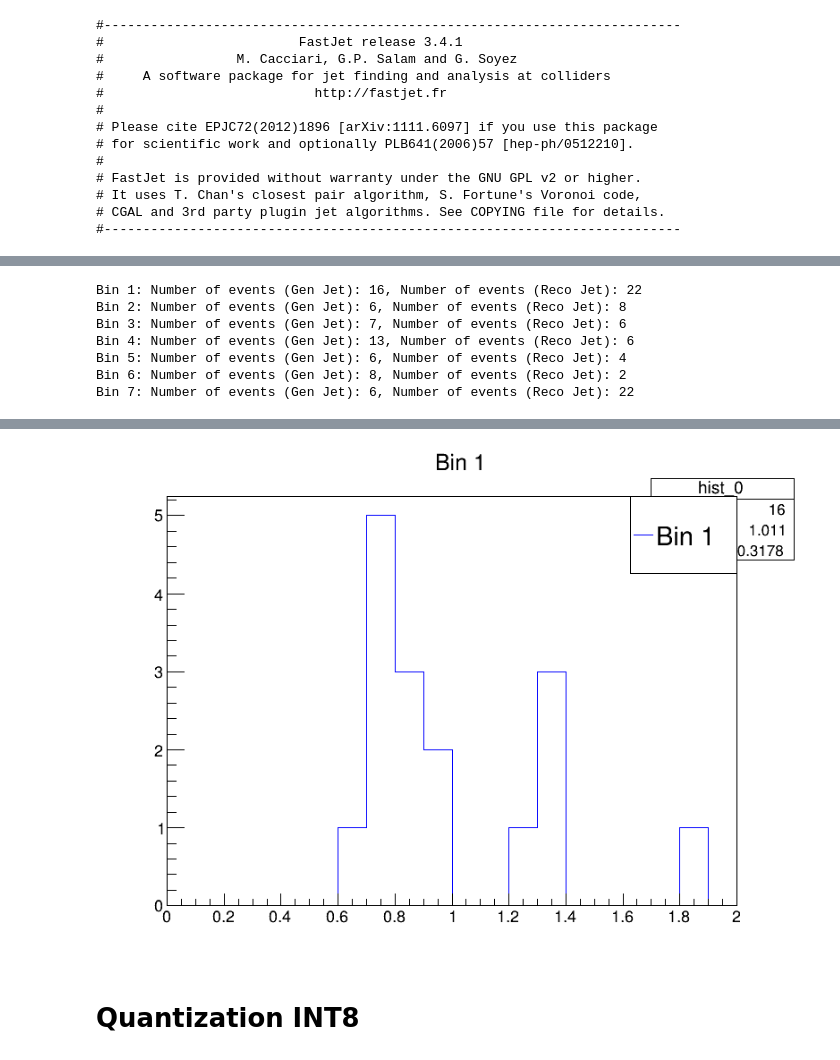
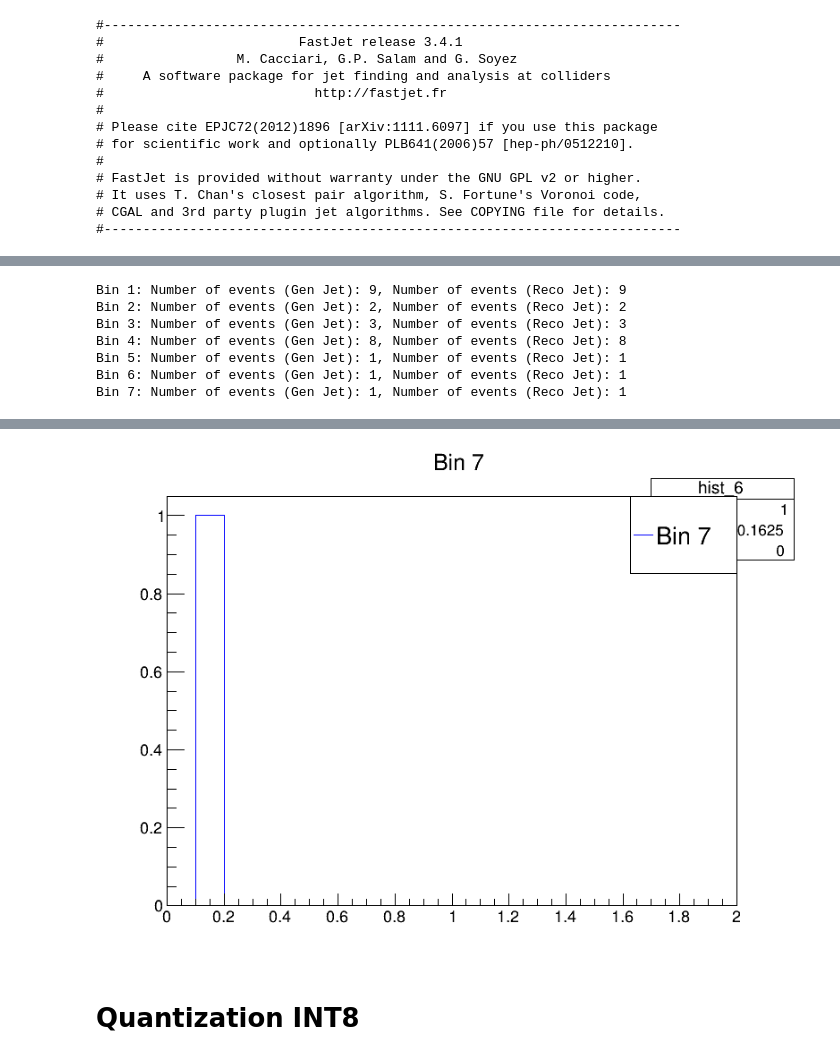
Before and after one commit to raj2022/quantization_prunings, a Jupyter notebook: quantization_pytorch/With Increased Statistics.ipynb, the cells around one changed output, grey strips where cells are left out. Cells and saved outputs as stored; diff of their text form; code cells hidden in the pictures.

```diff
--- a/quantization_pytorch/With Increased Statistics.ipynb
+++ b/quantization_pytorch/With Increased Statistics.ipynb
@@ -1489,25 +1566,25 @@ for i in range(len(bins) - 1):
     lim_low = bins[i]
     lim_hi = bins[i + 1]
 
-    # Filter gen_jet pT values within the bin
-    gen_jet_values_in_bin = [pt for pt in gen_jet_pt if lim_low < pt <= lim_hi]
+    # Apply selection to gen_jet indices within the bin
+    selected_indices_gen_jet = [idx for idx, pt in enumerate(gen_jet_pt) if lim_low < pt <= lim_hi]
 
-    # Filter reco_jet pT values within the bin
-    reco_jet_values_in_bin = [pt for pt in reco_jet_pt if lim_low < pt <= lim_hi]
+    # Match selected gen_jet indices to reco_jet values
+    matched_reco_jet_values = [reco_jet_pt[idx] for idx in selected_indices_gen_jet]
 
     # Calculate the number of events in the bin
-    num_events_gen_jet = len(gen_jet_values_in_bin)
-    num_events_reco_jet = len(reco_jet_values_in_bin)
+    num_events_gen_jet = len(selected_indices_gen_jet)
+    num_events_reco_jet = len(matched_reco_jet_values)
 
     print(f"Bin {i+1}: Number of events (Gen Jet): {num_events_gen_jet}, Number of events (Reco Jet): {num_events_reco_jet}")
 # %% [output]
-Bin 1: Number of events (Gen Jet): 16, Number of events (Reco Jet): 22
-Bin 2: Number of events (Gen Jet): 6, Number of events (Reco Jet): 8
-Bin 3: Number of events (Gen Jet): 7, Number of events (Reco Jet): 6
-Bin 4: Number of events (Gen Jet): 13, Number of events (Reco Jet): 6
-Bin 5: Number of events (Gen Jet): 6, Number of events (Reco Jet): 4
-Bin 6: Number of events (Gen Jet): 8, Number of events (Reco Jet): 2
-Bin 7: Number of events (Gen Jet): 6, Number of events (Reco Jet): 22
+Bin 1: Number of events (Gen Jet): 9, Number of events (Reco Jet): 9
+Bin 2: Number of events (Gen Jet): 2, Number of events (Reco Jet): 2
+Bin 3: Number of events (Gen Jet): 3, Number of events (Reco Jet): 3
+Bin 4: Number of events (Gen Jet): 8, Number of events (Reco Jet): 8
+Bin 5: Number of events (Gen Jet): 1, Number of events (Reco Jet): 1
+Bin 6: Number of events (Gen Jet): 1, Number of events (Reco Jet): 1
+Bin 7: Number of events (Gen Jet): 1, Number of events (Reco Jet): 1
 # %%
 import ROOT
 import numpy as np
@@ -1515,24 +1592,24 @@ import numpy as np
 # Define bins
 bins = [10, 20, 30, 40, 60, 80, 100, 200]
 
-# Define the bin index for the first bin (index 0)
-bin_index = 0
+# Iterate over bins
+for bin_index in range(len(bins) - 1):
+    lim_low = bins[bin_index]
+    lim_hi = bins[bin_index + 1]
 
-# Get the bin limits
-lim_low = bins[bin_index]
-lim_hi = bins[bin_index + 1]
-# Filter gen_jet pT values within the bin
-gen_jet_values_in_bin = [pt for pt in gen_jet_pt if lim_low < pt <= lim_hi]
+    # Apply selection to gen_jet indices within the bin
+    selected_indices_gen_jet = [idx for idx, pt in enumerate(gen_jet_pt) if lim_low < pt <= lim_hi]
 
-# Filter reco_jet pT values within the bin
-reco_jet_values_in_bin = [pt for pt in reco_jet_pt if lim_low < pt <= lim_hi]
+    # Match selected gen_jet indices to reco_jet values
+    matched_reco_jet_values = [reco_jet_pt[idx] for idx in selected_indices_gen_jet]
 
-# Check if there are any values in both gen_jet_pt and reco_jet_pt
-if len(gen_jet_values_in_bin) == 0 or len(reco_jet_values_in_bin) == 0:
-    print("No events in the bin.")
-else:
-    # Calculate IQR and median for reco_jet_pt / gen_jet_pt values
-    ratio_values_in_bin = [reco / gen for reco, gen in zip(reco_jet_values_in_bin, gen_jet_values_in_bin)]
+    # Check if there are any values in both selected gen_jet_pt and matched reco_jet_pt
+    if len(selected_indices_gen_jet) == 0 or len(matched_reco_jet_values) == 0:
+        print(f"No events in Bin {bin_index + 1}.")
+        continue
+
+    # Calculate IQR and median for matched reco_jet_pt / gen_jet_pt values
+    ratio_values_in_bin = [reco / gen for reco, gen in zip(matched_reco_jet_values, selected_indices_gen_jet)]
     ratio_iqr = np.percentile(ratio_values_in_bin, 75) - np.percentile(ratio_values_in_bin, 25)
     ratio_median = np.median(ratio_values_in_bin)
     ratio_iqr_median_ratio = ratio_iqr / ratio_median
@@ -1562,4 +1637,4 @@ Warning in <TROOT::Append>: Replacing existing TH1: hist_0 (Potential memory lea
-[figure, old version]
+[figure, new version]
 # %% [markdown]
 # Quantization INT8
 # %%
```
Also changed, not shown: parts of 17 cells of this notebook, 3 other files.
